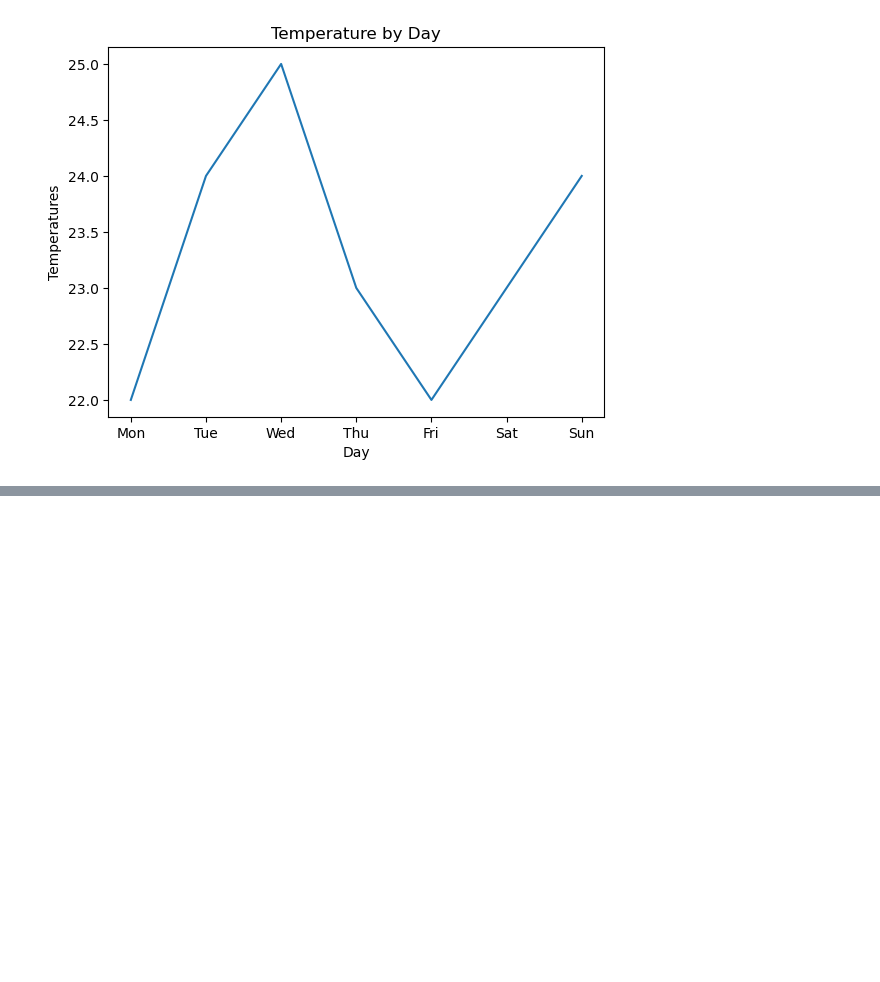
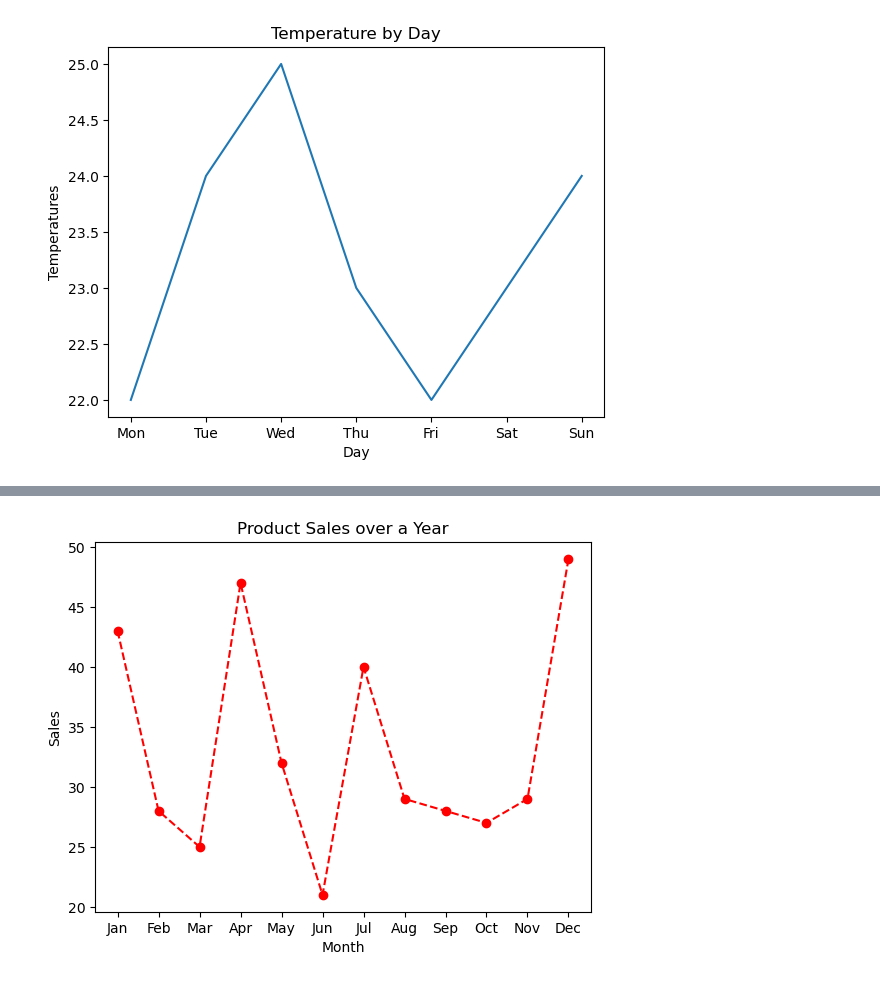
Before and after one commit to peterbull/fai-pt2-nbs, a Jupyter notebook: sidebars/python_matplotlib.ipynb, the cells around one changed output, grey strips where cells are left out. Cells and saved outputs as stored; diff of their text form; code cells hidden in the pictures; blank space fills up the shorter version.

```diff
--- a/sidebars/python_matplotlib.ipynb
+++ b/sidebars/python_matplotlib.ipynb
@@ -58,0 +104,13 @@ plt.show()
+# %%
+import numpy as np
+
+months = np.array(['Jan', 'Feb', 'Mar', 'Apr', 'May', 'Jun', 'Jul', 'Aug', 'Sep', 'Oct', 'Nov', 'Dec'])
+sales = np.random.randint(20, 50, 12)
+# %%
+plt.plot(months, sales, 'o--r')
+plt.title('Product Sales over a Year')
+plt.xlabel('Month')
+plt.ylabel('Sales')
+plt.show()
+# %% [output]
+[figure, added]
```
Also changed, not shown: parts of 15 cells of this notebook.
